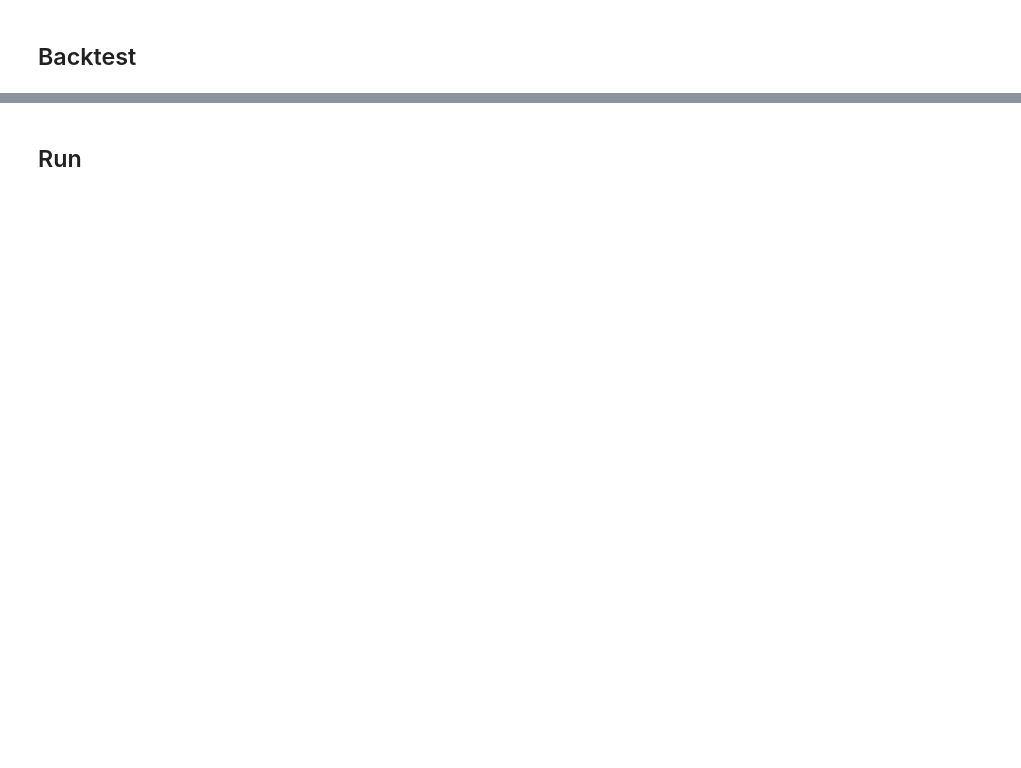
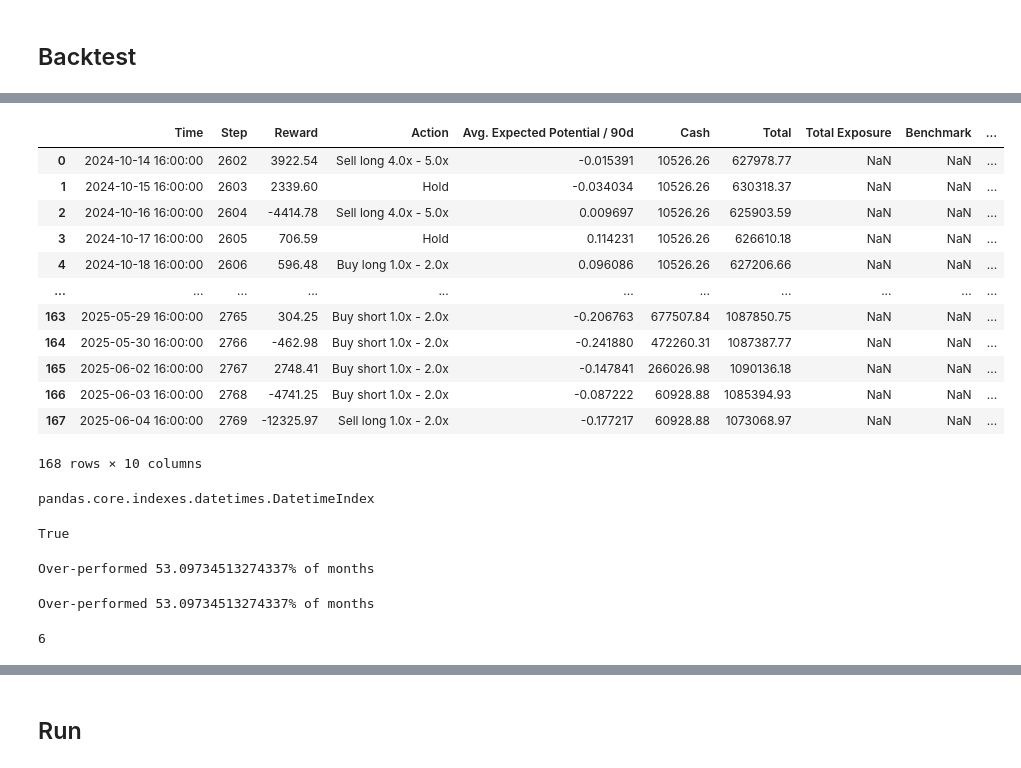
Before and after one commit to paulruesing/hybrid-rl-index-trading, a Jupyter notebook: notebooks/agent_dev.ipynb, the cells around one changed output, grey strips where cells are left out. Saved outputs shown, nothing was run; the diff lists cells and outputs as text; code cells hidden in the pictures; blank space fills up the shorter version.

```diff
--- a/notebooks/agent_dev.ipynb
+++ b/notebooks/agent_dev.ipynb
@@ -317,0 +491,61 @@ Starting episode 1 / 1
+# %%
+frame
+# %% [output]
+|  | Time | Step | Reward | Action | Avg. Expected Potential / 90d | Cash | Total | Total Exposure | Benchmark | ... |
+| 0 | 2024-10-14 16:00:00 | 2602 | 3922.54 | Sell long 4.0x - 5.0x | -0.015391 | 10526.26 | 627978.77 | NaN | NaN | ... |
+| 1 | 2024-10-15 16:00:00 | 2603 | 2339.60 | Hold | -0.034034 | 10526.26 | 630318.37 | NaN | NaN | ... |
+| 2 | 2024-10-16 16:00:00 | 2604 | -4414.78 | Sell long 4.0x - 5.0x | 0.009697 | 10526.26 | 625903.59 | NaN | NaN | ... |
+| 3 | 2024-10-17 16:00:00 | 2605 | 706.59 | Hold | 0.114231 | 10526.26 | 626610.18 | NaN | NaN | ... |
+| 4 | 2024-10-18 16:00:00 | 2606 | 596.48 | Buy long 1.0x - 2.0x | 0.096086 | 10526.26 | 627206.66 | NaN | NaN | ... |
+| ... | ... | ... | ... | ... | ... | ... | ... | ... | ... | ... |
+| 163 | 2025-05-29 16:00:00 | 2765 | 304.25 | Buy short 1.0x - 2.0x | -0.206763 | 677507.84 | 1087850.75 | NaN | NaN | ... |
+| 164 | 2025-05-30 16:00:00 | 2766 | -462.98 | Buy short 1.0x - 2.0x | -0.241880 | 472260.31 | 1087387.77 | NaN | NaN | ... |
+| 165 | 2025-06-02 16:00:00 | 2767 | 2748.41 | Buy short 1.0x - 2.0x | -0.147841 | 266026.98 | 1090136.18 | NaN | NaN | ... |
+| 166 | 2025-06-03 16:00:00 | 2768 | -4741.25 | Buy short 1.0x - 2.0x | -0.087222 | 60928.88 | 1085394.93 | NaN | NaN | ... |
+| 167 | 2025-06-04 16:00:00 | 2769 | -12325.97 | Sell long 1.0x - 2.0x | -0.177217 | 60928.88 | 1073068.97 | NaN | NaN | ... |
+168 rows × 10 columns
+# %%
+type(pd.to_datetime(frame.set_index('Time').index))
+# %% [output]
+pandas.core.indexes.datetimes.DatetimeIndex
+# %%
+isinstance(frame.set_index('Time').index, pd.DatetimeIndex)
+# %% [output]
+True
+# %%
+env.plot_backtest_results(frame.set_index('Time'), plot_annual_returns=False)
+# %% [output]
+Over-performed 53.09734513274337% of months
+# %%
+import matplotlib.pyplot as plt
+
+plot_annual_returns = False
+plot_size = (12, 5)
+
+frame['Time'] = pd.to_datetime(frame.Time)
+annual_return_frame = frame.loc[:, ['Total', 'Benchmark', 'Time']].groupby(frame.Time.dt.year if plot_annual_returns else [frame.Time.dt.year, frame.Time.dt.month]).agg(['first', 'last'])
+annual_return_frame['Benchmark return'] = ((annual_return_frame['Benchmark', 'last'] - annual_return_frame['Benchmark', 'first']) / annual_return_frame['Benchmark', 'first']) * (annual_return_frame['Time', 'last'] - annual_return_frame['Time', 'first']).max() / (annual_return_frame['Time', 'last'] - annual_return_frame['Time', 'first'])
+
+annual_return_frame['Policy return'] = (annual_return_frame['Total', 'last'] - annual_return_frame['Total', 'first']) / annual_return_frame['Total', 'first'] * (annual_return_frame['Time', 'last'] - annual_return_frame['Time', 'first']).max() / (annual_return_frame['Time', 'last'] - annual_return_frame['Time', 'first'])  # calculate relative development and normalise by time-duration
+annual_return_frame['Over performance'] = annual_return_frame['Policy return'] > annual_return_frame['Benchmark return']
+
+# result plot:
+fig, ax = plt.subplots(figsize=plot_size)
+ax2 = ax.twinx()
+ax.plot(annual_return_frame.set_index([('Time', 'first')]).loc[:, ['Benchmark return', 'Policy return']] * 100, marker='o', label=['Benchmark', 'Policy'])
+ax.set_xlabel('Datetime'); ax.set_ylabel(f"Return per {'annum' if plot_annual_returns else 'month'} [%]")
+annual_return_frame['Over performance'] = annual_return_frame['Policy return'] > annual_return_frame['Benchmark return']
+
+ax2.plot(annual_return_frame.set_index([('Time', 'first')]).loc[:, 'Over performance'], marker='s', linestyle='', color='Black')
+ax2.set_ylabel('Performance Policy vs Benchmark')
+ax2.set_yticks([0, 1]); ax2.set_yticklabels(['Under', 'Over'])
+ax.legend(bbox_to_anchor=(0.5, -.3), loc='lower center')
+print(f"Over-performed {annual_return_frame['Over performance'].value_counts()[True].item()/len(annual_return_frame)*100}% of {'years' if plot_annual_returns else 'months'}")
+ax.grid()
+fig.tight_layout()
+# %% [output]
+Over-performed 53.09734513274337% of months
+# %%
+annual_return_frame['Over performance'].value_counts()[True].item()
+# %% [output]
+6
```
Also changed, not shown: parts of 42 cells of this notebook.
